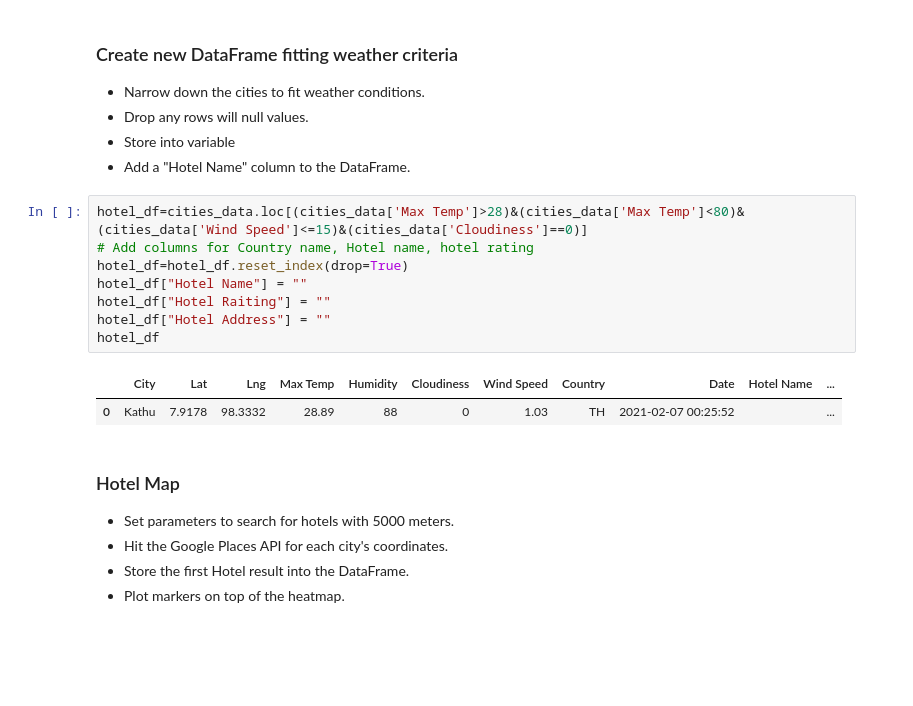
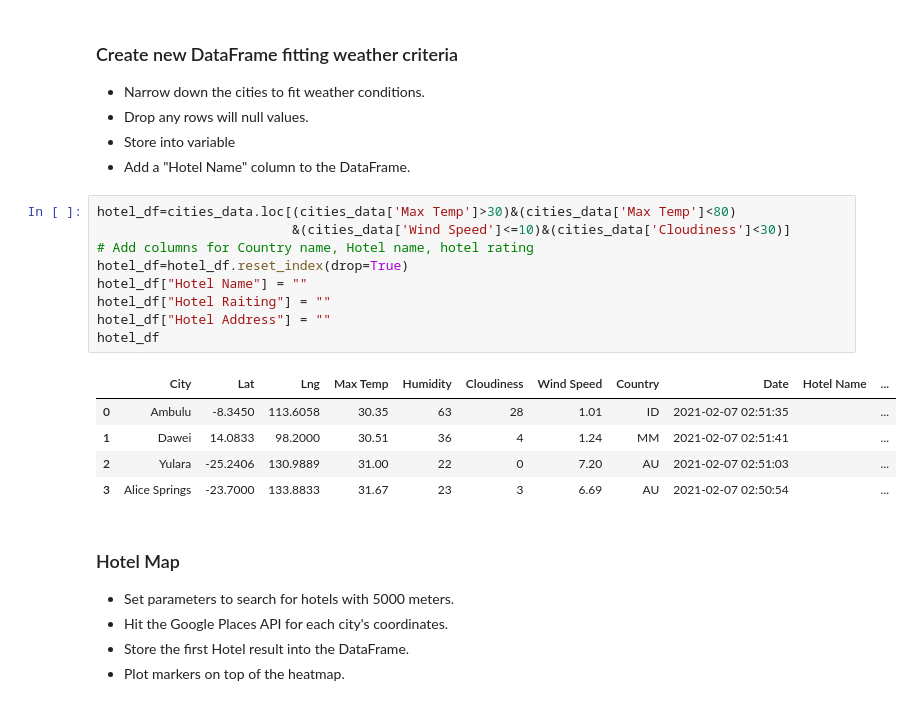
Before and after one commit to galciluz/python-api-challenge, a Jupyter notebook: VacationPy/VacationPy.ipynb, the cells around one changed output. Cells and saved outputs as stored; diff of their text form; blank space fills up the shorter version.

```diff
--- a/VacationPy/VacationPy.ipynb
+++ b/VacationPy/VacationPy.ipynb
@@ -95,16 +95,20 @@ fig
 * Store into variable
 * Add a "Hotel Name" column to the DataFrame.
 # %%
-hotel_df=cities_data.loc[(cities_data['Max Temp']>28)&(cities_data['Max Temp']<80)&(cities_data['Wind Speed']<=15)&(cities_data['Cloudiness']==0)]
+hotel_df=cities_data.loc[(cities_data['Max Temp']>30)&(cities_data['Max Temp']<80)
+                         &(cities_data['Wind Speed']<=10)&(cities_data['Cloudiness']<30)]
 # Add columns for Country name, Hotel name, hotel rating
 hotel_df=hotel_df.reset_index(drop=True)
 hotel_df["Hotel Name"] = ""
 hotel_df["Hotel Raiting"] = ""
 hotel_df["Hotel Address"] = ""
 hotel_df
 # %% [output]
 |  | City | Lat | Lng | Max Temp | Humidity | Cloudiness | Wind Speed | Country | Date | Hotel Name | ... |
-| 0 | Kathu | 7.9178 | 98.3332 | 28.89 | 88 | 0 | 1.03 | TH | 2021-02-07 00:25:52 |  | ... |
+| 0 | Ambulu | -8.3450 | 113.6058 | 30.35 | 63 | 28 | 1.01 | ID | 2021-02-07 02:51:35 |  | ... |
+| 1 | Dawei | 14.0833 | 98.2000 | 30.51 | 36 | 4 | 1.24 | MM | 2021-02-07 02:51:41 |  | ... |
+| 2 | Yulara | -25.2406 | 130.9889 | 31.00 | 22 | 0 | 7.20 | AU | 2021-02-07 02:51:03 |  | ... |
+| 3 | Alice Springs | -23.7000 | 133.8833 | 31.67 | 23 | 3 | 6.69 | AU | 2021-02-07 02:50:54 |  | ... |
 # %% [markdown]
 ### Hotel Map
 * Set parameters to search for hotels with 5000 meters.
```
Also changed, not shown: parts of 2 cells of this notebook, 16 other files.
